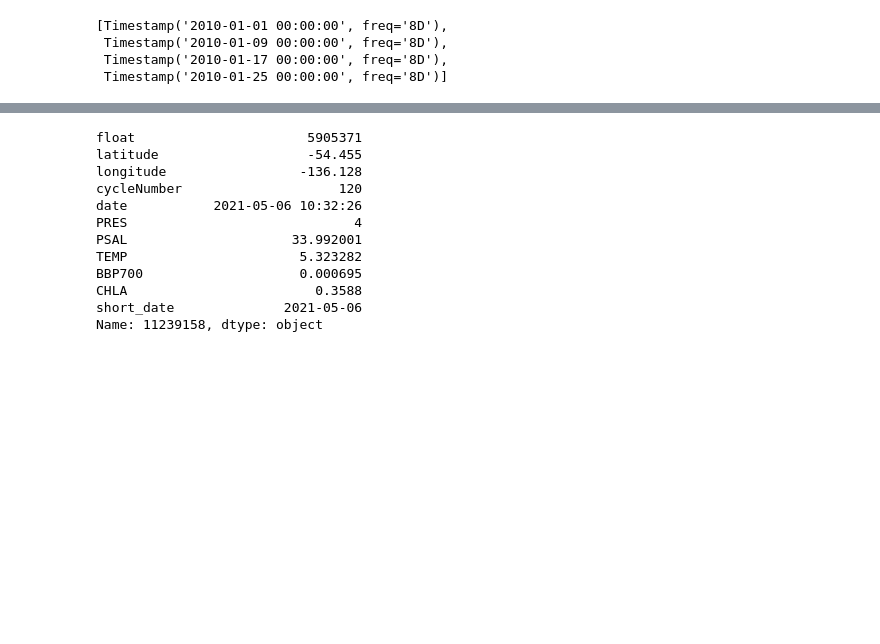
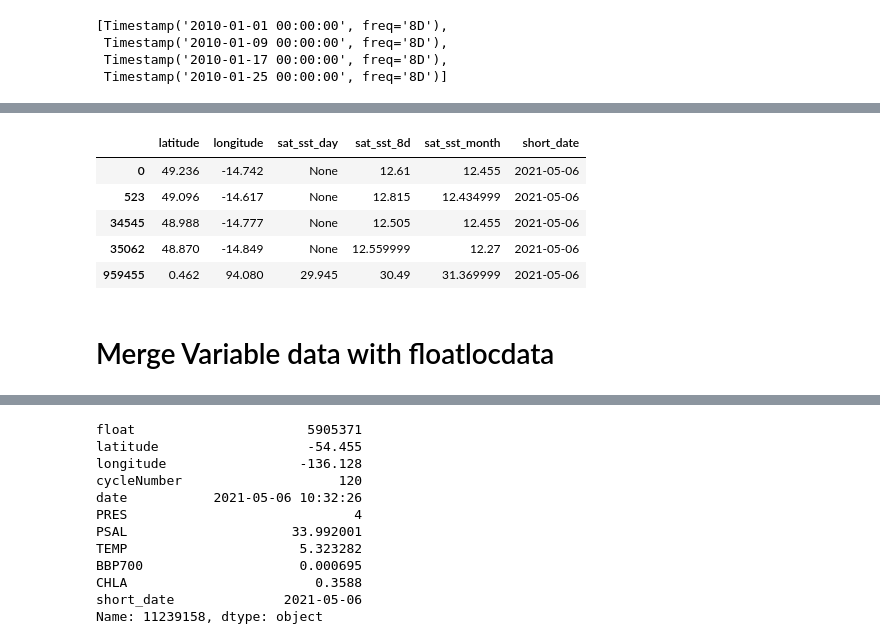
Before and after one commit to gnyirjesy/ocean-depth-characterization, a Jupyter notebook: EDA/data_query/data_merge.ipynb, the cells around one changed output, grey strips where cells are left out. Drawn from its saved outputs; the diff is of its cells as text; code cells hidden in the pictures; blank space fills up the shorter version.

```diff
--- a/EDA/data_query/data_merge.ipynb
+++ b/EDA/data_query/data_merge.ipynb
@@ -275,3 +291,12 @@ AQUA_MODIS.20220415_20220422.L3m.8D.KD.Kd_490.4km.nc did not download
+# %%
+filled_df.head()
+# %% [output]
+|  | latitude | longitude | sat_sst_day | sat_sst_8d | sat_sst_month | short_date |
+| 0 | 49.236 | -14.742 | None | 12.61 | 12.455 | 2021-05-06 |
+| 523 | 49.096 | -14.617 | None | 12.815 | 12.434999 | 2021-05-06 |
+| 34545 | 48.988 | -14.777 | None | 12.505 | 12.455 | 2021-05-06 |
+| 35062 | 48.870 | -14.849 | None | 12.559999 | 12.27 | 2021-05-06 |
+| 959455 | 0.462 | 94.080 | 29.945 | 30.49 | 31.369999 | 2021-05-06 |
 # %%
 #If the data pull is chunked, concatenate into one file
 # full_df_final = pd.concat([full_df2, filled_df_4])
@@ -281,2 +306,4 @@ filled_df.to_csv('../../../data/sat_kd_490_full_final.csv', index=False)
+# %% [markdown]
+# Merge Variable data with floatlocdata
 # %%
 #Read in profile data
```
Also changed, not shown: parts of 13 cells of this notebook.
